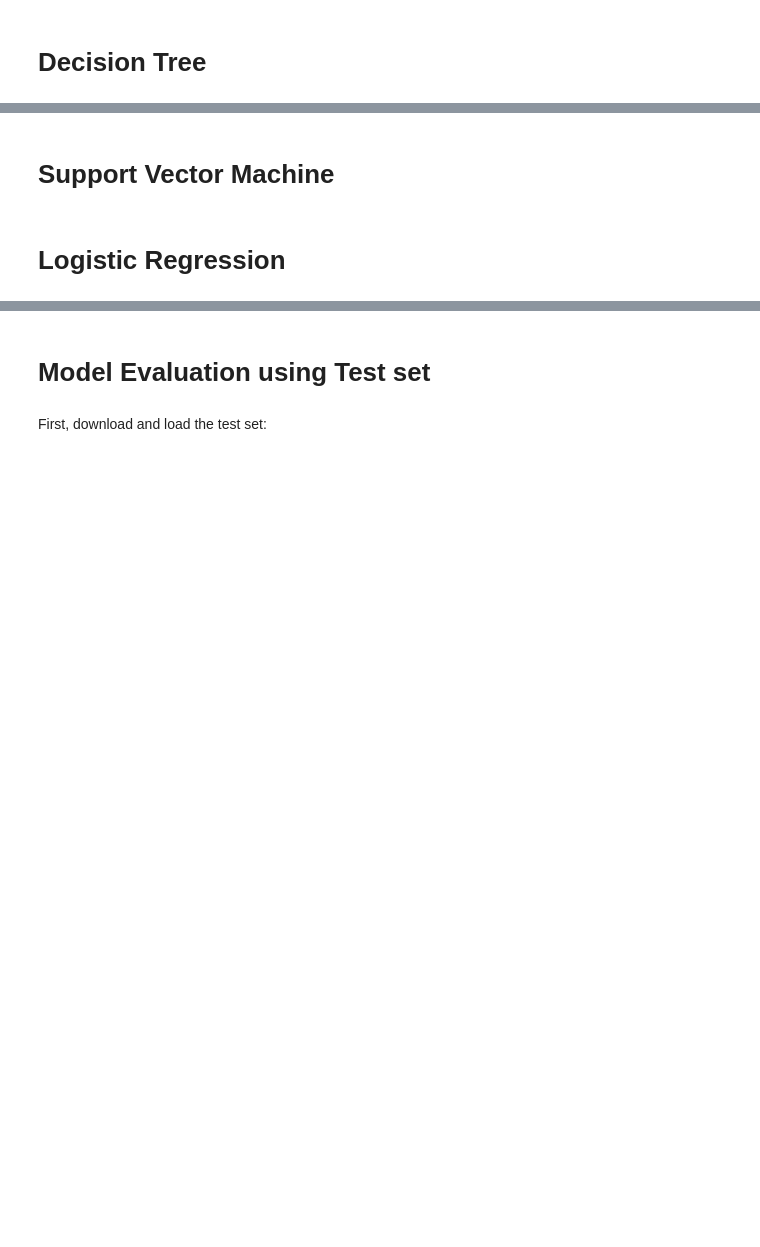
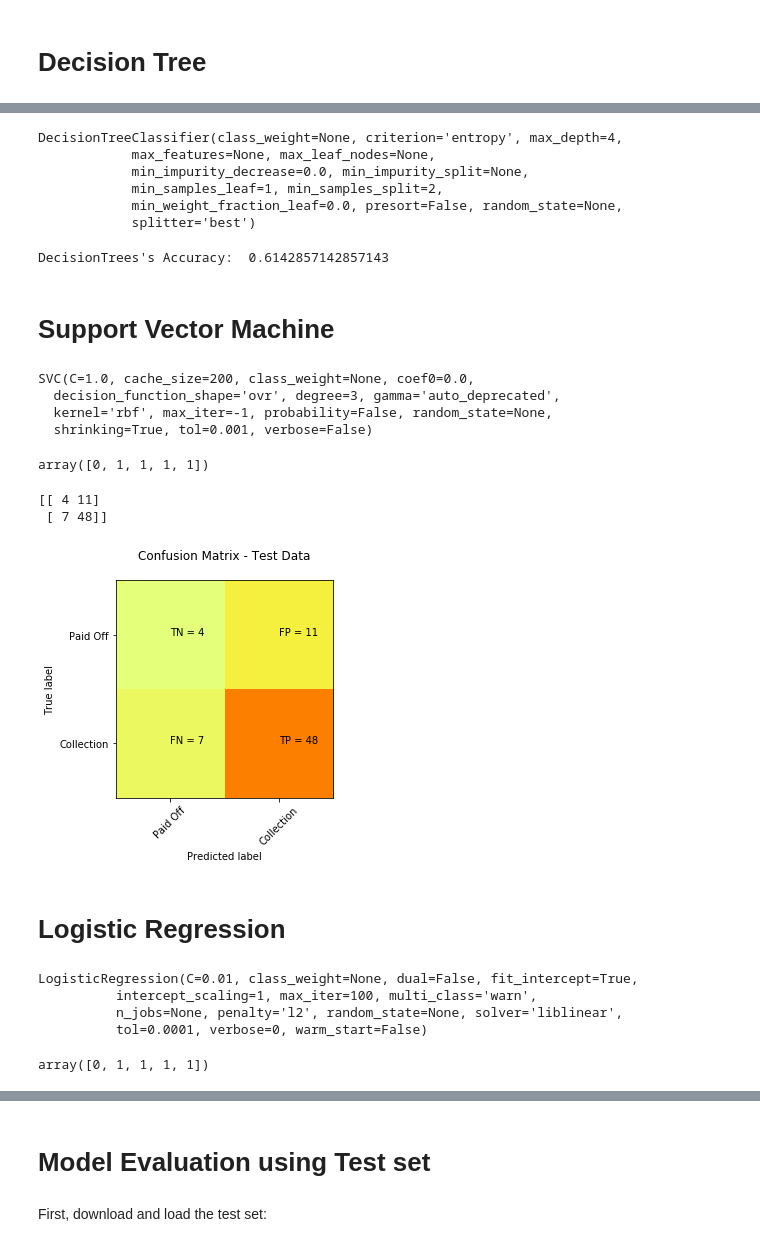
Before and after one commit to abdulwaheed01/coursera-machineLearning-project, a Jupyter notebook: ML0101EN-Proj-Loan-py-v1.ipynb, the cells around one changed output, grey strips where cells are left out. Saved outputs shown, nothing was run; the diff lists cells and outputs as text; code cells hidden in the pictures; blank space fills up the shorter version.

```diff
--- a/ML0101EN-Proj-Loan-py-v1.ipynb
+++ b/ML0101EN-Proj-Loan-py-v1.ipynb
@@ -258,4 +389,81 @@ Notice: You should find the best k to build the model with the best accuracy.
+# %%
+loanTree.fit(X_train,y_train)
+# %% [output]
+DecisionTreeClassifier(class_weight=None, criterion='entropy', max_depth=4,
+            max_features=None, max_leaf_nodes=None,
+            min_impurity_decrease=0.0, min_impurity_split=None,
+            min_samples_leaf=1, min_samples_split=2,
+            min_weight_fraction_leaf=0.0, presort=False, random_state=None,
+            splitter='best')
+# %%
+from sklearn import metrics
+
+predTree = loanTree.predict(X_test)
+
+print("DecisionTrees's Accuracy: ", metrics.accuracy_score(y_test, predTree))
+# %% [output]
+DecisionTrees's Accuracy:  0.6142857142857143
 # %% [markdown]
 # Support Vector Machine
+# %%
+from sklearn import svm
+clf = svm.SVC(kernel='rbf')
+clf.fit(X_train, y_train)
+# %% [output]
+SVC(C=1.0, cache_size=200, class_weight=None, coef0=0.0,
+  decision_function_shape='ovr', degree=3, gamma='auto_deprecated',
+  kernel='rbf', max_iter=-1, probability=False, random_state=None,
+  shrinking=True, tol=0.001, verbose=False)
+# %%
+yhat = clf.predict(X_test)
+yhat [0:5]
+# %% [output]
+array([0, 1, 1, 1, 1])
+# %%
+import matplotlib.pyplot as plt
+import numpy as np
+from sklearn import metrics
+
+"""Confusion Matrix"""
+cm = metrics.confusion_matrix(y_test, yhat)
+
+cm = np.round(cm, 2)
+print(cm)
+""" Plot Confusion Matrix"""
+plt.clf()
+plt.imshow(cm, interpolation='nearest', cmap=plt.cm.Wistia)
+classNames = ['Paid Off','Collection']
+plt.title('Confusion Matrix - Test Data\n')
+plt.ylabel('True label')
+plt.xlabel('Predicted label')
+tick_marks = np.arange(len(classNames))
+plt.xticks(tick_marks, classNames, rotation=45)
+plt.yticks(tick_marks, classNames)
+
+s = [['TN','FP'], ['FN', 'TP']]
+for i in range(2):
+    for j in range(2):
+        plt.text(j,i, str(s[i][j])+" = "+str(cm[i][j]))
+
+plt.show()
+# %% [output]
+[[ 4 11]
+ [ 7 48]]
+[figure, added]
 # %% [markdown]
 # Logistic Regression
+# %%
+from sklearn.linear_model import LogisticRegression
+
+LR = LogisticRegression(C=0.01, solver='liblinear').fit(X_train,y_train)
+LR
+# %% [output]
+LogisticRegression(C=0.01, class_weight=None, dual=False, fit_intercept=True,
+          intercept_scaling=1, max_iter=100, multi_class='warn',
+          n_jobs=None, penalty='l2', random_state=None, solver='liblinear',
+          tol=0.0001, verbose=0, warm_start=False)
+# %%
+yhat = LR.predict(X_test)
+yhat[0:5]
+# %% [output]
+array([0, 1, 1, 1, 1])
```
Also changed, not shown: parts of 38 cells of this notebook.
